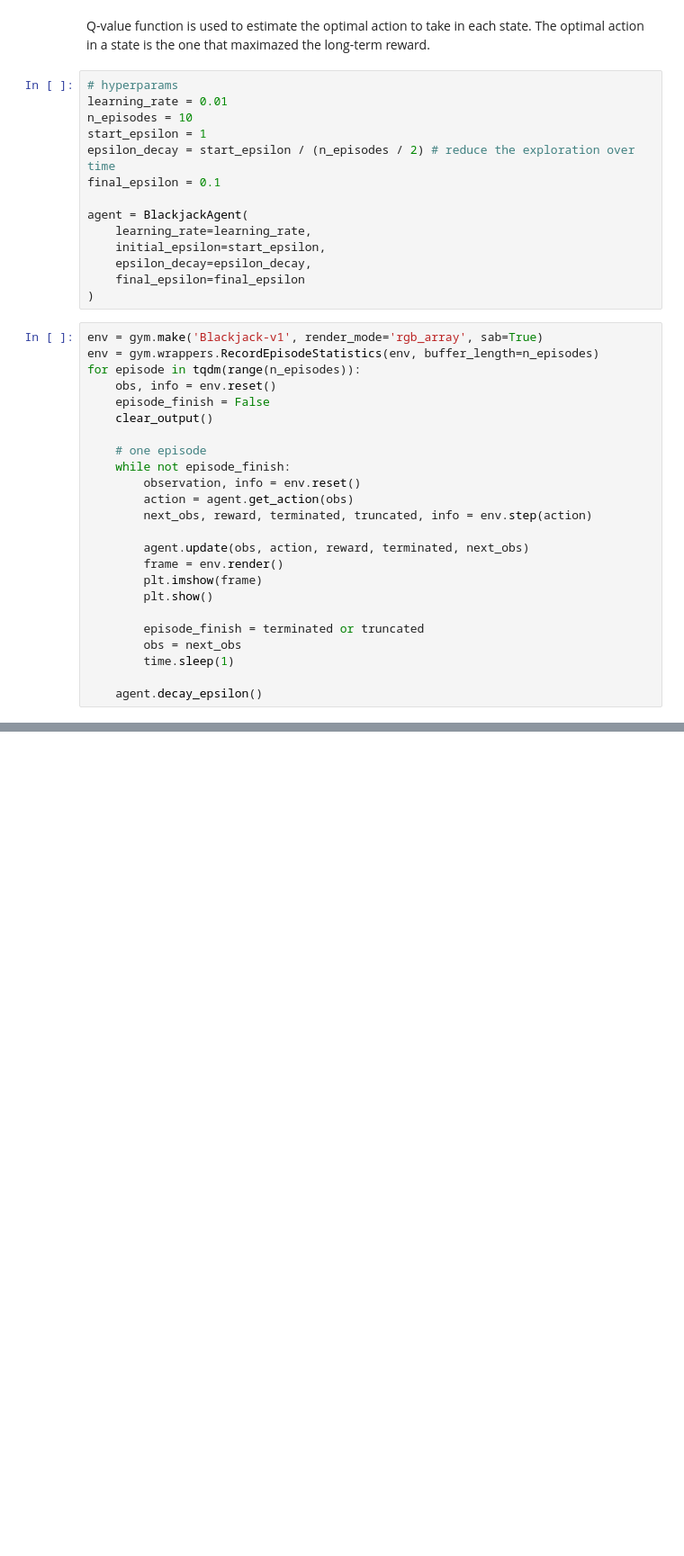
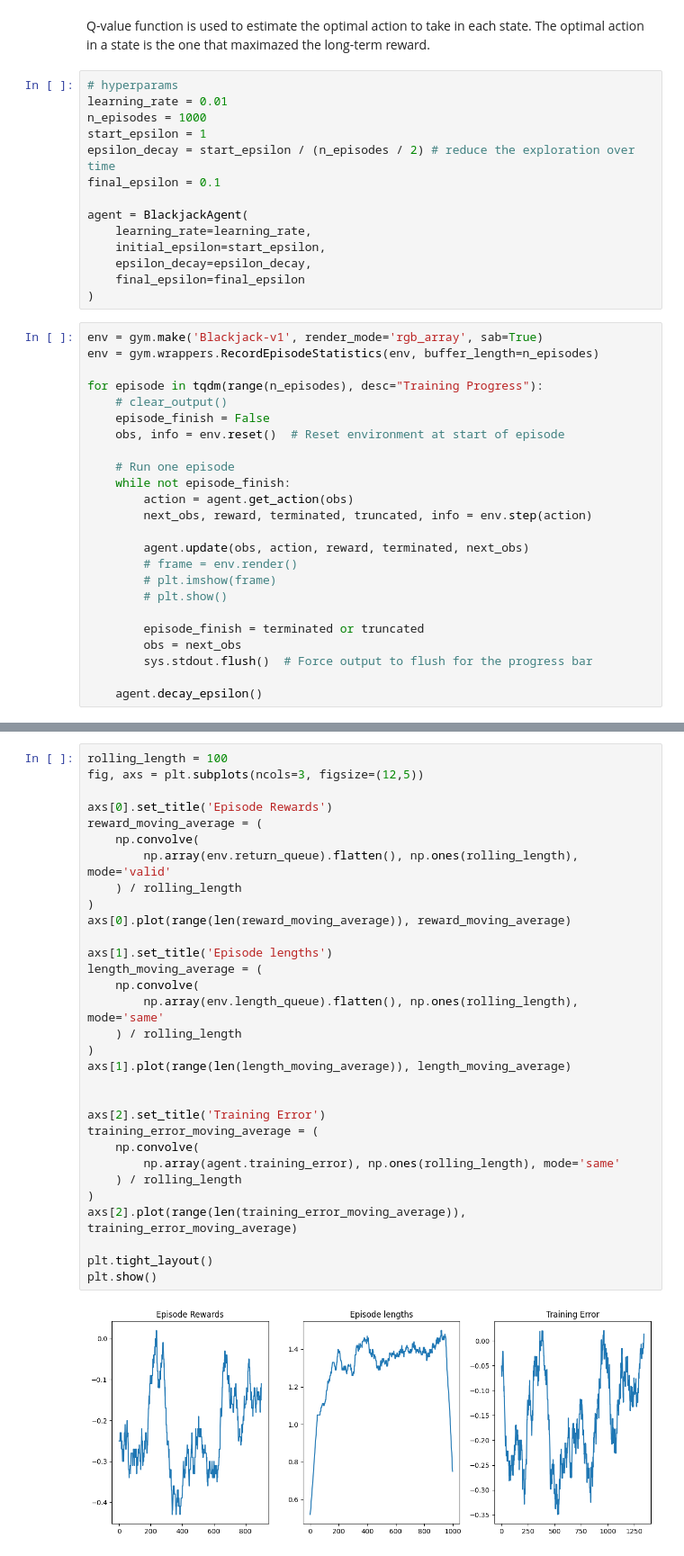
Before and after one commit to StanDobrev11/DeepLearning, a Jupyter notebook: Project/blackjack.ipynb, the cells around one changed output, grey strips where cells are left out. Shown: that part at 90% size. Saved outputs shown, nothing was run; the diff lists cells and outputs as text; blank space fills up the shorter version.

```diff
--- a/Project/blackjack.ipynb
+++ b/Project/blackjack.ipynb
@@ -129,7 +133,7 @@ Q-value function is used to estimate the optimal action to take in each state. T
 # %%
 # hyperparams
 learning_rate = 0.01
-n_episodes = 10
+n_episodes = 1000
 start_epsilon = 1
 epsilon_decay = start_epsilon / (n_episodes / 2) # reduce the exploration over time
 final_epsilon = 0.1
@@ -143,24 +147,24 @@ agent = BlackjackAgent(
 # %%
 env = gym.make('Blackjack-v1', render_mode='rgb_array', sab=True)
 env = gym.wrappers.RecordEpisodeStatistics(env, buffer_length=n_episodes)
-for episode in tqdm(range(n_episodes)):
-    obs, info = env.reset()
+
+for episode in tqdm(range(n_episodes), desc="Training Progress"):
+    # clear_output()
     episode_finish = False
-    clear_output()
+    obs, info = env.reset()  # Reset environment at start of episode
 
-    # one episode
+    # Run one episode
     while not episode_finish:
-        observation, info = env.reset()
         action = agent.get_action(obs)
         next_obs, reward, terminated, truncated, info = env.step(action)
 
         agent.update(obs, action, reward, terminated, next_obs)
-        frame = env.render()
-        plt.imshow(frame)
-        plt.show()
+        # frame = env.render()
+        # plt.imshow(frame)
+        # plt.show()
 
         episode_finish = terminated or truncated
         obs = next_obs
-        time.sleep(1)
+        sys.stdout.flush()  # Force output to flush for the progress bar
 
     agent.decay_epsilon()
@@ -168,0 +171,33 @@ for episode in tqdm(range(n_episodes)):
+# %%
+rolling_length = 100
+fig, axs = plt.subplots(ncols=3, figsize=(12,5))
+
+axs[0].set_title('Episode Rewards')
+reward_moving_average = (
+    np.convolve(
+        np.array(env.return_queue).flatten(), np.ones(rolling_length), mode='valid'
+    ) / rolling_length
+)
+axs[0].plot(range(len(reward_moving_average)), reward_moving_average)
+
+axs[1].set_title('Episode lengths')
+length_moving_average = (
+    np.convolve(
+        np.array(env.length_queue).flatten(), np.ones(rolling_length), mode='same'
+    ) / rolling_length
+)
+axs[1].plot(range(len(length_moving_average)), length_moving_average)
+
+
+axs[2].set_title('Training Error')
+training_error_moving_average = (
+    np.convolve(
+        np.array(agent.training_error), np.ones(rolling_length), mode='same'
+    ) / rolling_length
+)
+axs[2].plot(range(len(training_error_moving_average)), training_error_moving_average)
+
+plt.tight_layout()
+plt.show()
+# %% [output]
+[figure, added]
```
Also changed, not shown: parts of 8 cells of this notebook, 8 other files.
